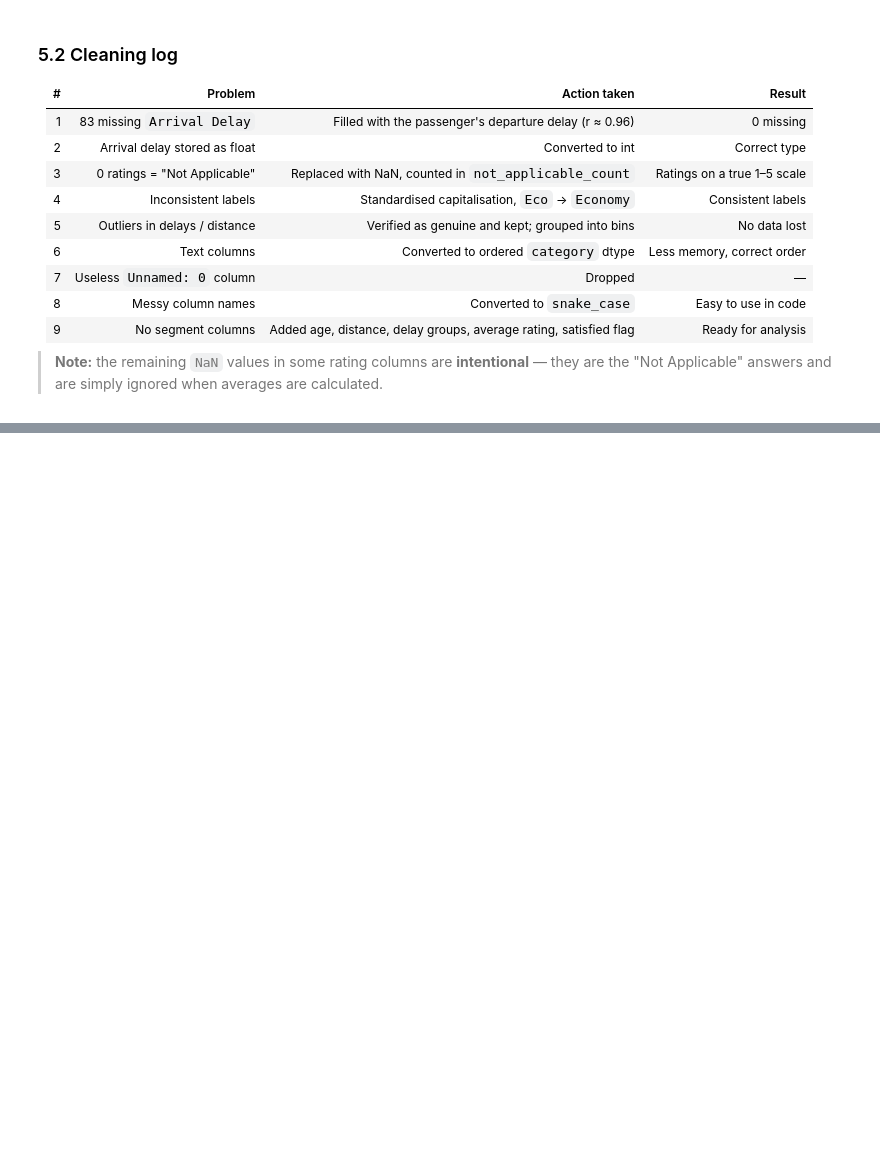
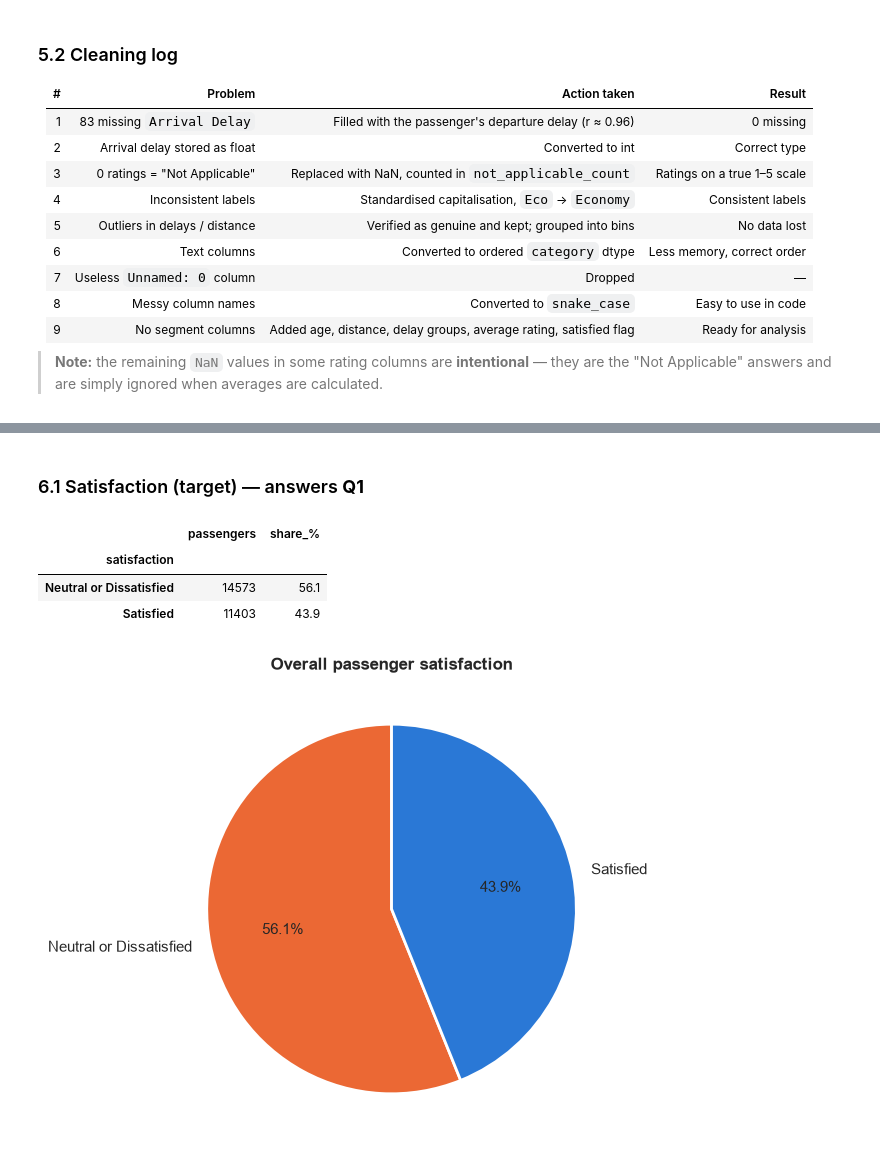
Before and after one commit to hahmed1936/Mid-Project, a Jupyter notebook: Mid-Project-Script.ipynb, the cells around one changed output, grey strips where cells are left out. Drawn from its saved outputs; the diff is of its cells as text; code cells hidden in the pictures; blank space fills up the shorter version.

Commit message:
Step 4: Univariate analysis of satisfaction, passenger profile, age, distance, delays and service ratings
Co-Authored-By: Claude Opus 5.5 <noreply@anthropic.com>

```diff
--- a/Mid-Project-Script.ipynb
+++ b/Mid-Project-Script.ipynb
@@ -478,0 +482,19 @@ Cleaned data saved to Data_Cleaned.csv
+# %% [markdown]
+### 6.1 Satisfaction (target) — answers **Q1**
+# %%
+satisfaction_counts = clean_df["satisfaction"].value_counts()
+satisfaction_share = clean_df["satisfaction"].value_counts(normalize=True) * 100
+display(pd.DataFrame({"passengers": satisfaction_counts, "share_%": satisfaction_share.round(1)}))
+
+fig, ax = plt.subplots(figsize=(6, 6))
+ax.pie(satisfaction_counts, labels=satisfaction_counts.index, autopct="%1.1f%%", startangle=90,
+       colors=[SATISFACTION_PALETTE[label] for label in satisfaction_counts.index],
+       wedgeprops={"edgecolor": "white", "linewidth": 2}, textprops={"fontsize": 11})
+ax.set_title("Overall passenger satisfaction")
+plt.show()
+# %% [output]
+|  | passengers | share_% |
+| satisfaction |  |  |
+| Neutral or Dissatisfied | 14573 | 56.1 |
+| Satisfied | 11403 | 43.9 |
+[figure, added]
```
Also changed, not shown: parts of 19 cells of this notebook.
